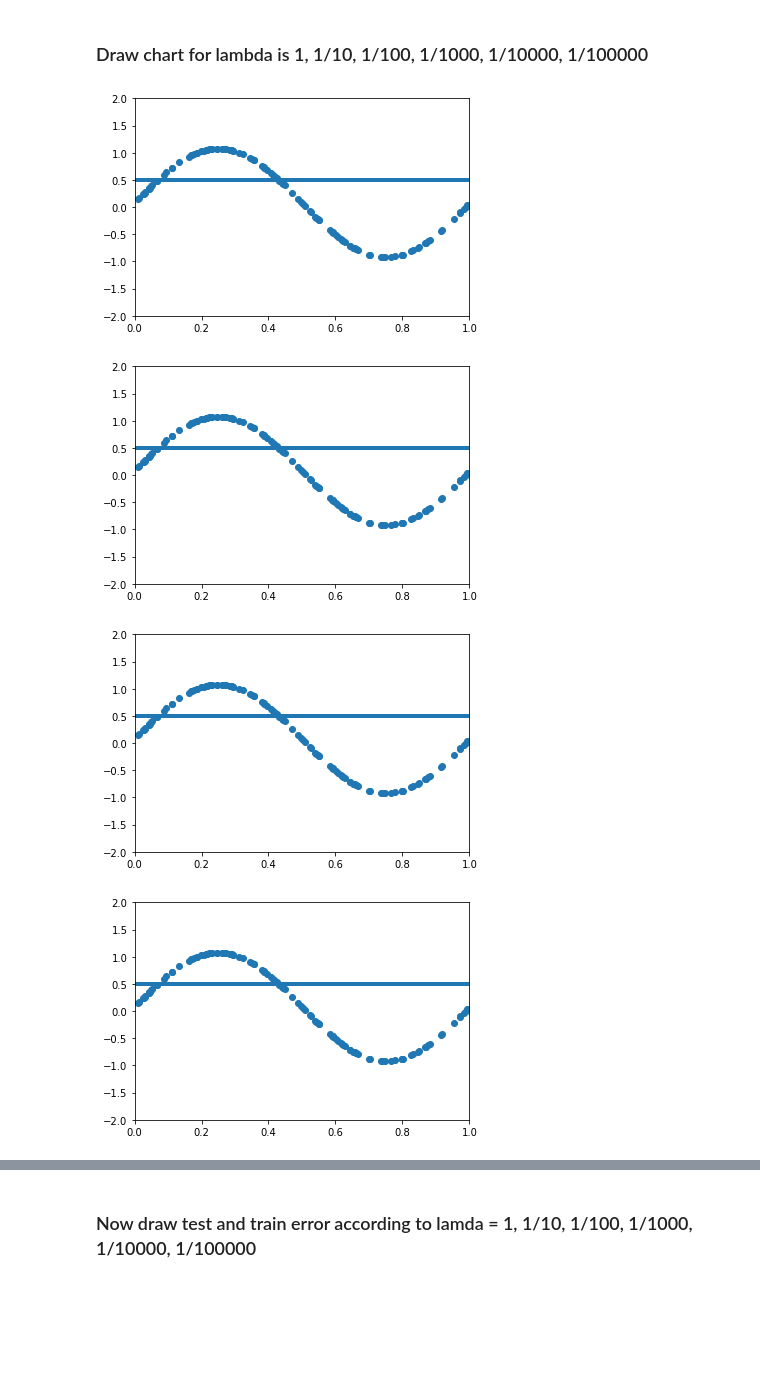
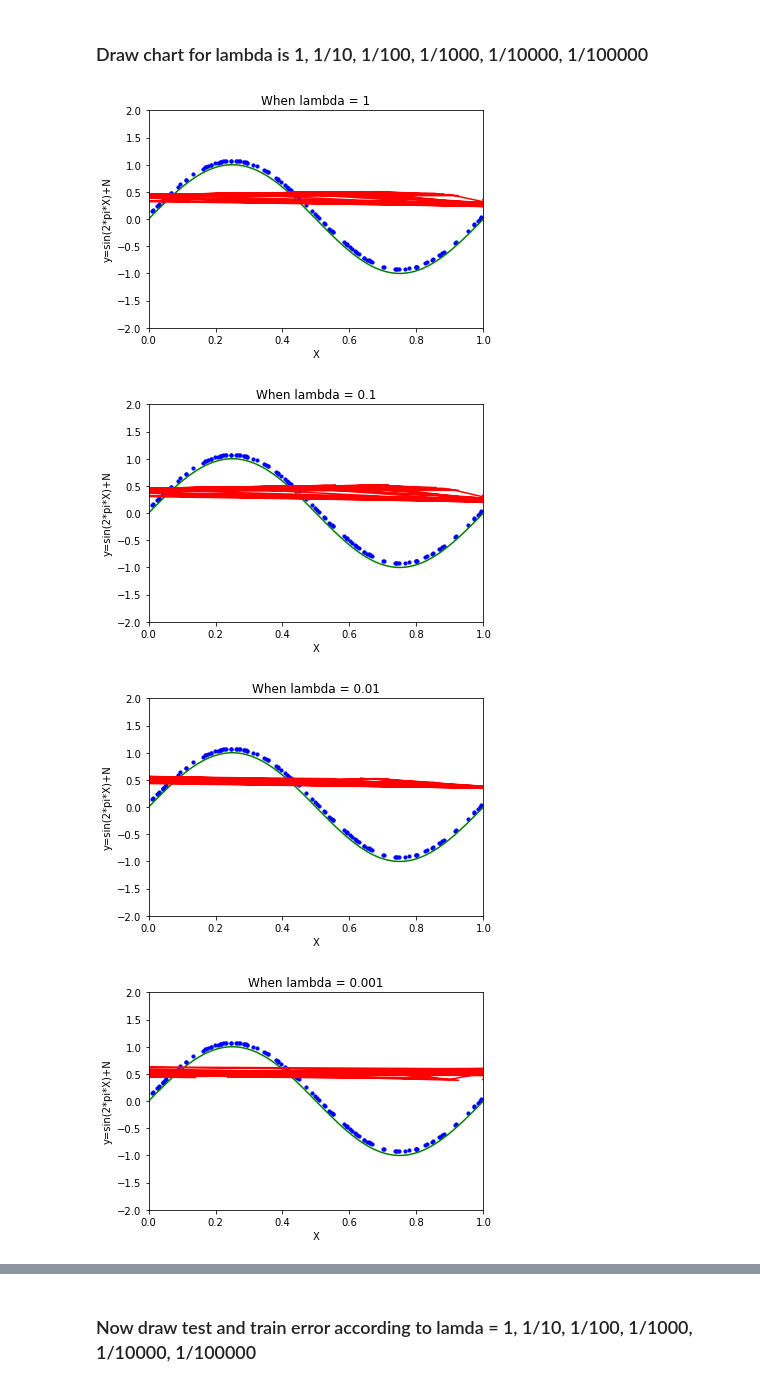
Before and after one commit to jay-thakur/Concept_of_Overfitting, a Jupyter notebook: Concept_of_Overfitting.ipynb, the cells around one changed output, grey strips where cells are left out. Saved outputs shown, nothing was run; the diff lists cells and outputs as text; code cells hidden in the pictures; blank space fills up the shorter version.

```diff
--- a/Concept_of_Overfitting.ipynb
+++ b/Concept_of_Overfitting.ipynb
@@ -80,8 +80,8 @@ print(y)
 Now we our dataset X, y, let's draw it.
 # %%
 # lets draw our graph
-x_sin = np.linspace(0, 1, 20).reshape((-1,1))
-# plt.plot(x_sin, true_func(x_sin), color='green')
+X_plot = np.linspace(0, 1, 120).reshape((-1,1))
+# plt.plot(X_plot, true_func(x_sin), color='green')
 plt.scatter(X, y, color='blue')
 plt.plot(X, y, color='red')
 plt.xlabel("X")
@@ -116,7 +116,7 @@ print(X_train)
 # a function to plot the graph
 def show_plot(degree, X_train, y_train, X_test, preds):
   plt.scatter(X_train, y_train)
-  plt.plot(x_sin, true_func(x_sin), color='green')
+  plt.plot(X_plot, true_func(X_plot), color='green')
   plt.plot(X_test, preds, color='m')
   plt.title('When order, M='+degree)
   plt.xlabel('X')
@@ -269,8 +269,6 @@ X_new = np.sort(np.random.uniform(0, 1, new_samples))[:, np.newaxis]
 
 y_new = np.sin(2*np.pi*X_new) + N_new * 0.1
 # print(y_new)
-
-X_plot = np.linspace(0, 1, 120)
 # %%
 plt.scatter(X_new, y_new)
 plt.plot(X_new, y_new)
@@ -313,31 +311,38 @@ we will use L2 Regularisation - Ridge Regression
 # %%
 lambda_values = [1, 1/10, 1/100, 1/1000, 1/10000, 1/100000]
 
 train_error_ridge = []
 test_error_ridge = []
 
 for lambda_value in lambda_values:
     polynomial_features= PolynomialFeatures(degree=9)
-    X_transformed =  polynomial_features.fit_transform(X_new.reshape(120,1))
-    ridge_model = Ridge(alpha = lambda_value)
-    ridge_model.fit(X_transformed, y_new)
+    X_transformed =  polynomial_features.fit_transform(X_train_new)
+    ridge_model = Ridge(lambda_value)
+    ridge_model.fit(X_transformed, y_train_new)
 
     y_pred_train_ridge = ridge_model.predict(X_transformed)
-    train_ridge_loss = np.sqrt(mean_squared_error(y_new, y_pred_train_ridge))
-    train_error_ridge.append(train_ridge_loss)
 
     X_test_new_transformed = polynomial_features.fit_transform(X_test_new)
     y_pred_test_ridge = ridge_model.predict(X_test_new_transformed)
+
+    # train test error
+    train_ridge_loss = np.sqrt(mean_squared_error(y_train_new, y_pred_train_ridge))
+    train_error_ridge.append(train_ridge_loss)
+
     test_ridge_loss = np.sqrt(mean_squared_error(y_test_new, y_pred_test_ridge))
     test_error_ridge.append(test_ridge_loss)
 
-    plt.scatter(X_new, y_new)
-    plt.plot(X_test_new, y_pred)
+    plt.scatter(X_new, y_new, s=10, color='blue')
+    plt.plot(X_plot, true_func(X_plot), color='green')
+    plt.plot(X_test_new, y_pred_test_ridge, color='red')
     plt.xlim((0, 1))
     plt.ylim((-2, 2))
+    plt.xlabel('X')
+    plt.ylabel('y=sin(2*pi*X)+N')
+    plt.title("When lambda = "+str(lambda_value))
     plt.show()
 # %% [output]
-[figure, old version]
+[figure, new version]
-[figure, old version]
+[figure, new version]
-[figure, old version]
+[figure, new version]
-[figure, old version]
+[figure, new version]
```
Also changed, not shown: parts of 5 cells of this notebook.
